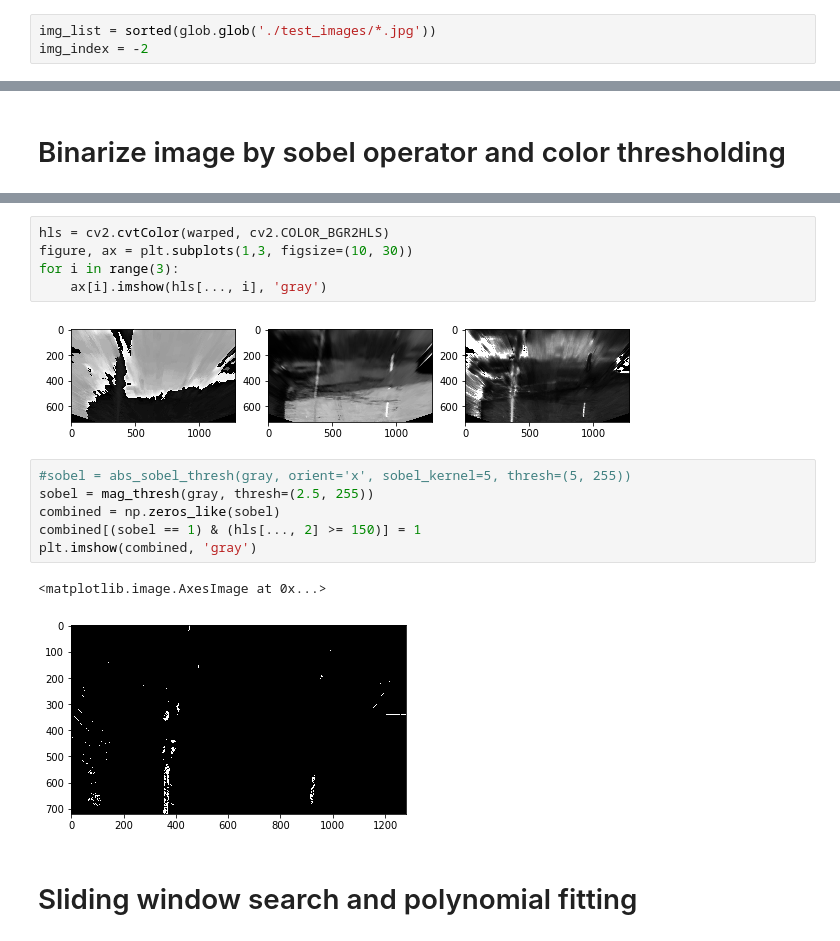
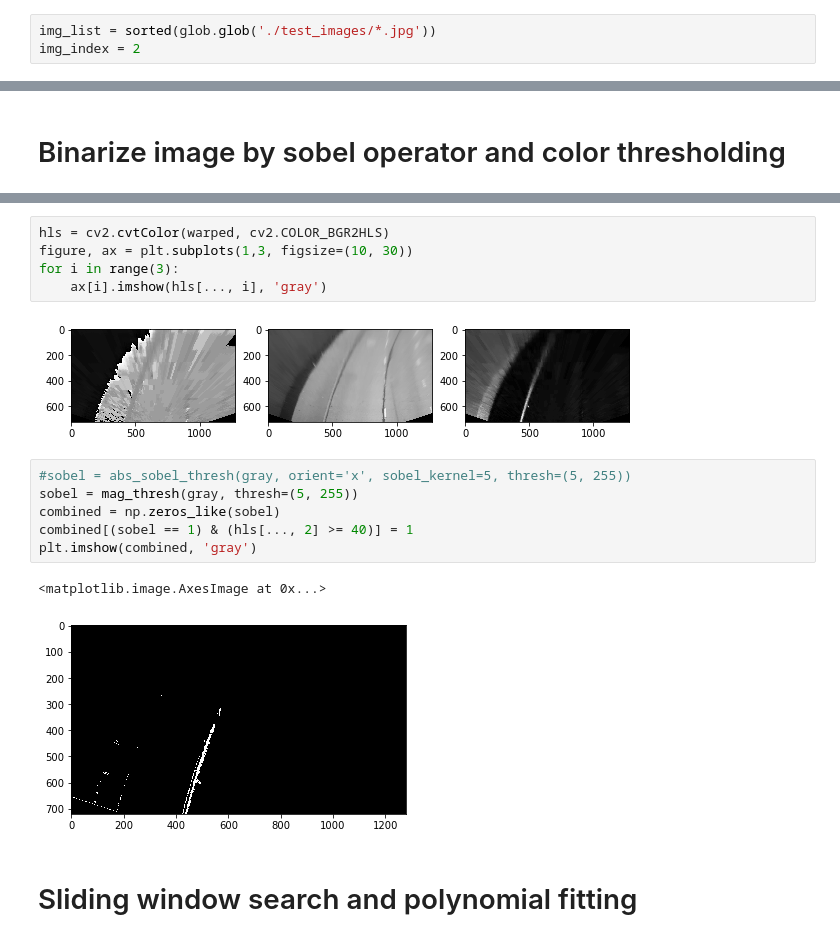
Before and after one commit to trivus/CarND-Advanced-Lane-Lines, a Jupyter notebook: advanced lane project.ipynb, the cells around one changed output, grey strips where cells are left out. Drawn from its saved outputs; the diff is of its cells as text.

```diff
--- a/advanced lane project.ipynb
+++ b/advanced lane project.ipynb
@@ -43,7 +43,7 @@ ax2.imshow(dst)
 Get bird's view of the road from camera image
 # %%
 img_list = sorted(glob.glob('./test_images/*.jpg'))
-img_index = -2
+img_index = 2
 # %%
 fig, (ax1, ax2, ax3) = plt.subplots(1,3, figsize=(15, 30))
 
@@ -76,16 +77,16 @@ figure, ax = plt.subplots(1,3, figsize=(10, 30))
 for i in range(3):
     ax[i].imshow(hls[..., i], 'gray')
 # %% [output]
-[figure, old version]
+[figure, new version]
 # %%
 #sobel = abs_sobel_thresh(gray, orient='x', sobel_kernel=5, thresh=(5, 255))
-sobel = mag_thresh(gray, thresh=(2.5, 255))
+sobel = mag_thresh(gray, thresh=(5, 255))
 combined = np.zeros_like(sobel)
-combined[(sobel == 1) & (hls[..., 2] >= 150)] = 1
+combined[(sobel == 1) & (hls[..., 2] >= 40)] = 1
 plt.imshow(combined, 'gray')
 # %% [output]
 <matplotlib.image.AxesImage at 0x...>
-[figure, old version]
+[figure, new version]
 # %% [markdown]
 # Sliding window search and polynomial fitting
 # %%
```
Also changed, not shown: parts of 13 cells of this notebook, 1 other file.
